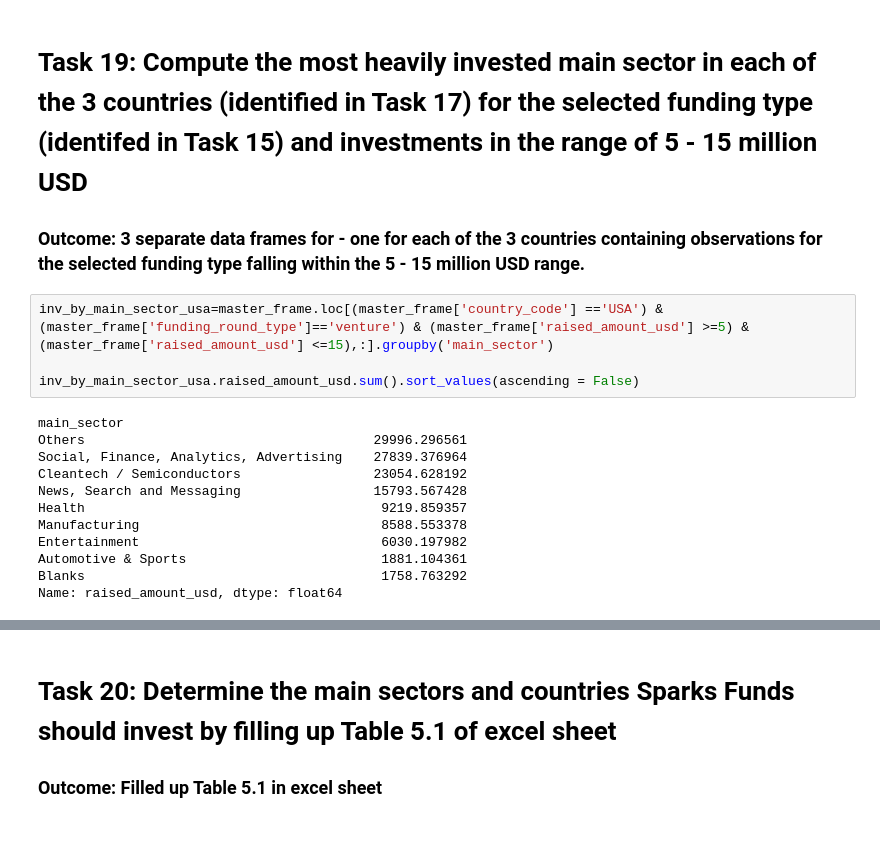
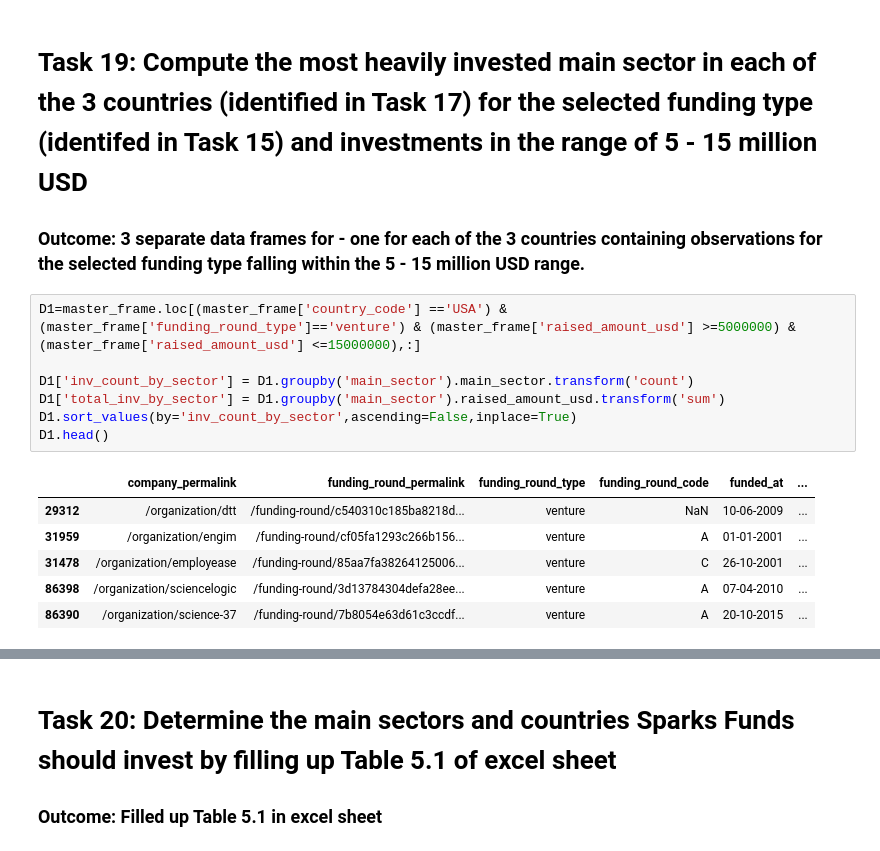
Before and after one commit to Nanditha-G-N/Machine-Learning-Case-Studies, a Jupyter notebook: investment-case-study.ipynb, the cells around one changed output, grey strips where cells are left out. Saved outputs shown, nothing was run; the diff lists cells and outputs as text.

```diff
--- a/investment-case-study.ipynb
+++ b/investment-case-study.ipynb
@@ -269,18 +313,16 @@ master_frame
 # Task 19: Compute the most heavily invested main sector in each of the 3 countries (identified in Task 17) for the selected funding type (identifed in Task 15) and investments in the range of 5 - 15 million USD
 ### Outcome: 3 separate data frames for - one for each of the 3 countries containing observations for the selected funding type falling within the 5 - 15 million USD range.
 # %%
-inv_by_main_sector_usa=master_frame.loc[(master_frame['country_code'] =='USA') & (master_frame['funding_round_type']=='venture') & (master_frame['raised_amount_usd'] >=5) & (master_frame['raised_amount_usd'] <=15),:].groupby('main_sector')
+D1=master_frame.loc[(master_frame['country_code'] =='USA') & (master_frame['funding_round_type']=='venture') & (master_frame['raised_amount_usd'] >=5000000) & (master_frame['raised_amount_usd'] <=15000000),:]
 
-inv_by_main_sector_usa.raised_amount_usd.sum().sort_values(ascending = False)
+D1['inv_count_by_sector'] = D1.groupby('main_sector').main_sector.transform('count')
+D1['total_inv_by_sector'] = D1.groupby('main_sector').raised_amount_usd.transform('sum')
+D1.sort_values(by='inv_count_by_sector',ascending=False,inplace=True)
+D1.head()
 # %% [output]
-main_sector
-Others                                     29996.296561
-Social, Finance, Analytics, Advertising    27839.376964
-Cleantech / Semiconductors                 23054.628192
-News, Search and Messaging                 15793.567428
-Health                                      9219.859357
-Manufacturing                               8588.553378
-Entertainment                               6030.197982
-Automotive & Sports                         1881.104361
-Blanks                                      1758.763292
-Name: raised_amount_usd, dtype: float64
+|  | company_permalink | funding_round_permalink | funding_round_type | funding_round_code | funded_at | ... |
+| 29312 | /organization/dtt | /funding-round/c540310c185ba8218d... | venture | NaN | 10-06-2009 | ... |
+| 31959 | /organization/engim | /funding-round/cf05fa1293c266b156... | venture | A | 01-01-2001 | ... |
+| 31478 | /organization/employease | /funding-round/85aa7fa38264125006... | venture | C | 26-10-2001 | ... |
+| 86398 | /organization/sciencelogic | /funding-round/3d13784304defa28ee... | venture | A | 07-04-2010 | ... |
+| 86390 | /organization/science-37 | /funding-round/7b8054e63d61c3ccdf... | venture | A | 20-10-2015 | ... |
```
Also changed, not shown: parts of 13 cells of this notebook.
